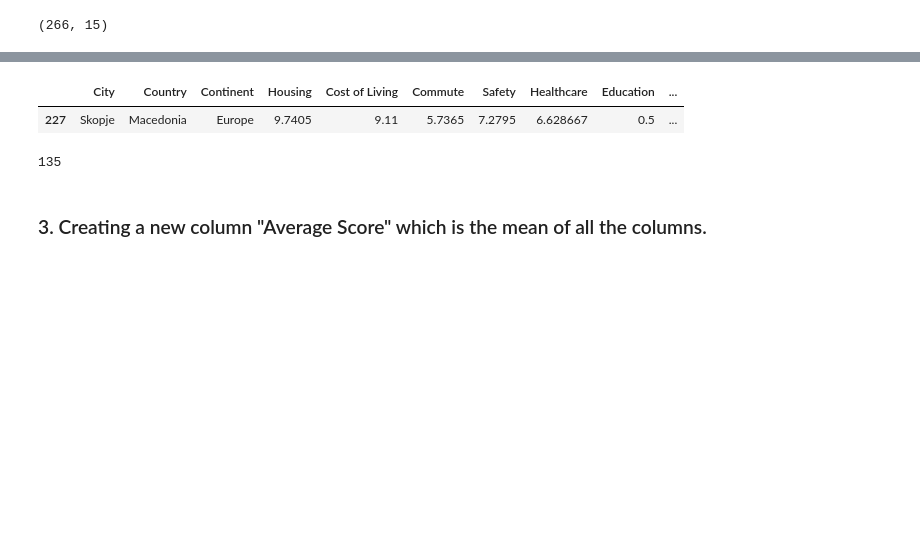
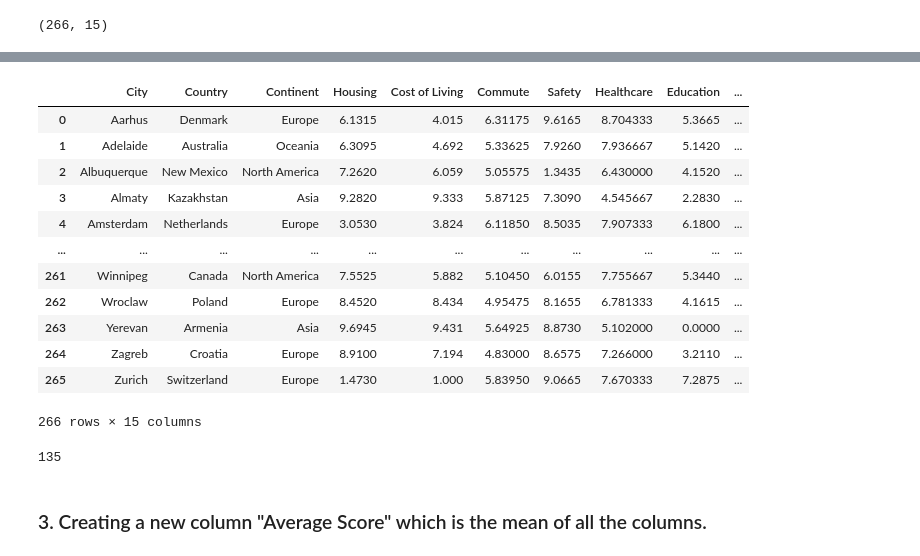
Before and after one commit to Lydia-Arocena/PROJECT2-Data-Pipeline, a Jupyter notebook: Notebooks/webscrapping_grande.ipynb, the cells around one changed output, grey strips where cells are left out. Drawn from its saved outputs; the diff is of its cells as text; code cells hidden in the pictures; blank space fills up the shorter version.

```diff
--- a/Notebooks/webscrapping_grande.ipynb
+++ b/Notebooks/webscrapping_grande.ipynb
@@ -47,10 +48,21 @@ for_continent= {'UA_Continent': 'Continent'}
 # %%
 df.rename(columns=for_continent,inplace=True)
 # %%
-df.sample()
+df
 # %% [output]
 |  | City | Country | Continent | Housing | Cost of Living | Commute | Safety | Healthcare | Education | ... |
-| 227 | Skopje | Macedonia | Europe | 9.7405 | 9.11 | 5.7365 | 7.2795 | 6.628667 | 0.5 | ... |
+| 0 | Aarhus | Denmark | Europe | 6.1315 | 4.015 | 6.31175 | 9.6165 | 8.704333 | 5.3665 | ... |
+| 1 | Adelaide | Australia | Oceania | 6.3095 | 4.692 | 5.33625 | 7.9260 | 7.936667 | 5.1420 | ... |
+| 2 | Albuquerque | New Mexico | North America | 7.2620 | 6.059 | 5.05575 | 1.3435 | 6.430000 | 4.1520 | ... |
+| 3 | Almaty | Kazakhstan | Asia | 9.2820 | 9.333 | 5.87125 | 7.3090 | 4.545667 | 2.2830 | ... |
+| 4 | Amsterdam | Netherlands | Europe | 3.0530 | 3.824 | 6.11850 | 8.5035 | 7.907333 | 6.1800 | ... |
+| ... | ... | ... | ... | ... | ... | ... | ... | ... | ... | ... |
+| 261 | Winnipeg | Canada | North America | 7.5525 | 5.882 | 5.10450 | 6.0155 | 7.755667 | 5.3440 | ... |
+| 262 | Wroclaw | Poland | Europe | 8.4520 | 8.434 | 4.95475 | 8.1655 | 6.781333 | 4.1615 | ... |
+| 263 | Yerevan | Armenia | Asia | 9.6945 | 9.431 | 5.64925 | 8.8730 | 5.102000 | 0.0000 | ... |
+| 264 | Zagreb | Croatia | Europe | 8.9100 | 7.194 | 4.83000 | 8.6575 | 7.266000 | 3.2110 | ... |
+| 265 | Zurich | Switzerland | Europe | 1.4730 | 1.000 | 5.83950 | 9.0665 | 7.670333 | 7.2875 | ... |
+266 rows × 15 columns
 # %%
 paises=list(df.Country.unique())
 # %%
```
Also changed, not shown: parts of 23 cells of this notebook, 3 other files.
